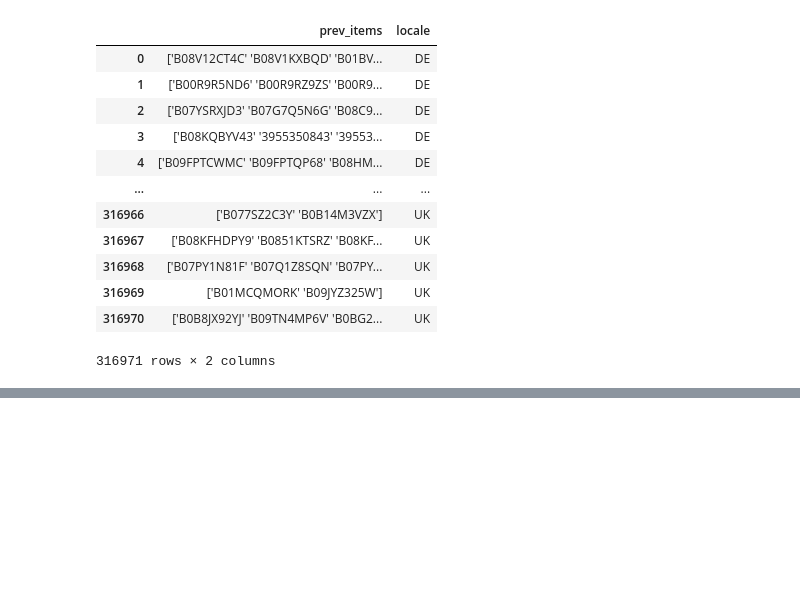
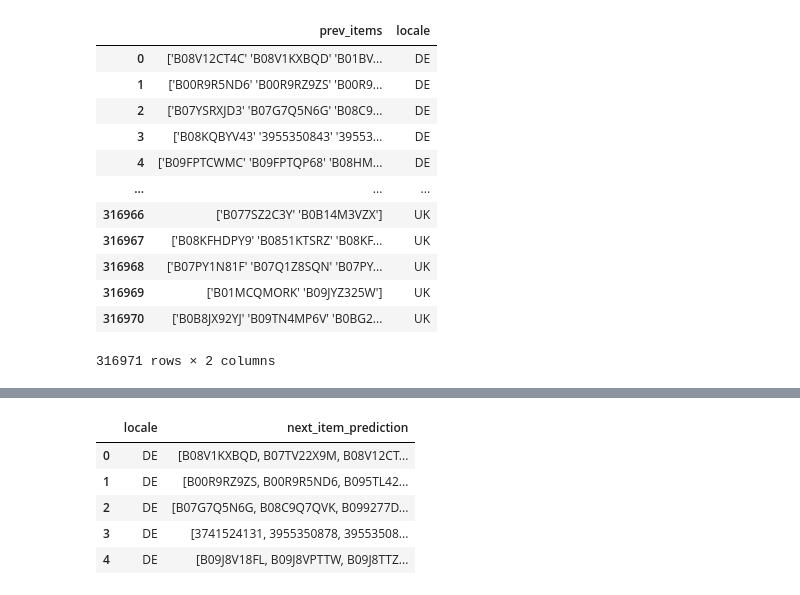
Before and after one commit to Mantoni9/data_mining_II_team_project, a Jupyter notebook: faiss_next_item_combined.ipynb, the cells around one changed output, grey strips where cells are left out. Drawn from its saved outputs; the diff is of its cells as text; code cells hidden in the pictures; blank space fills up the shorter version.

```diff
--- a/faiss_next_item_combined.ipynb
+++ b/faiss_next_item_combined.ipynb
@@ -212,0 +241,29 @@ df_test_jp["next_item_prediction"] = df_test_jp["next_item_prediction"].apply(la
+# %%
+def combine_faiss_and_ni(row):
+    ni_preds = row["ni_preds"]
+    faiss_preds = row["next_item"]
+    if isinstance(ni_preds, list):
+        n_missing_items = 100 - len(ni_preds)
+        return ni_preds + faiss_preds[:n_missing_items]
+    else:
+        return faiss_preds
+# %%
+preds_de["next_item_prediction"] = preds_de.apply(combine_faiss_and_ni, axis=1)
+preds_jp["next_item_prediction"] = preds_jp.apply(combine_faiss_and_ni, axis=1)
+preds_uk["next_item_prediction"] = preds_uk.apply(combine_faiss_and_ni, axis=1)
+# %%
+# make submission
+predictions = pd.concat([
+    preds_de[["locale", "next_item"]].rename(columns={"next_item": "next_item_prediction"}),
+    preds_jp[["locale", "next_item"]].rename(columns={"next_item": "next_item_prediction"}),
+    preds_uk[["locale", "next_item"]].rename(columns={"next_item": "next_item_prediction"}),
+])
+
+predictions.head()
+# %% [output]
+|  | locale | next_item_prediction |
+| 0 | DE | [B08V1KXBQD, B07TV22X9M, B08V12CT... |
+| 1 | DE | [B00R9RZ9ZS, B00R9R5ND6, B095TL42... |
+| 2 | DE | [B07G7Q5N6G, B08C9Q7QVK, B099277D... |
+| 3 | DE | [3741524131, 3955350878, 39553508... |
+| 4 | DE | [B09J8V18FL, B09J8VPTTW, B09J8TTZ... |
```
Also changed, not shown: parts of 20 cells of this notebook.
